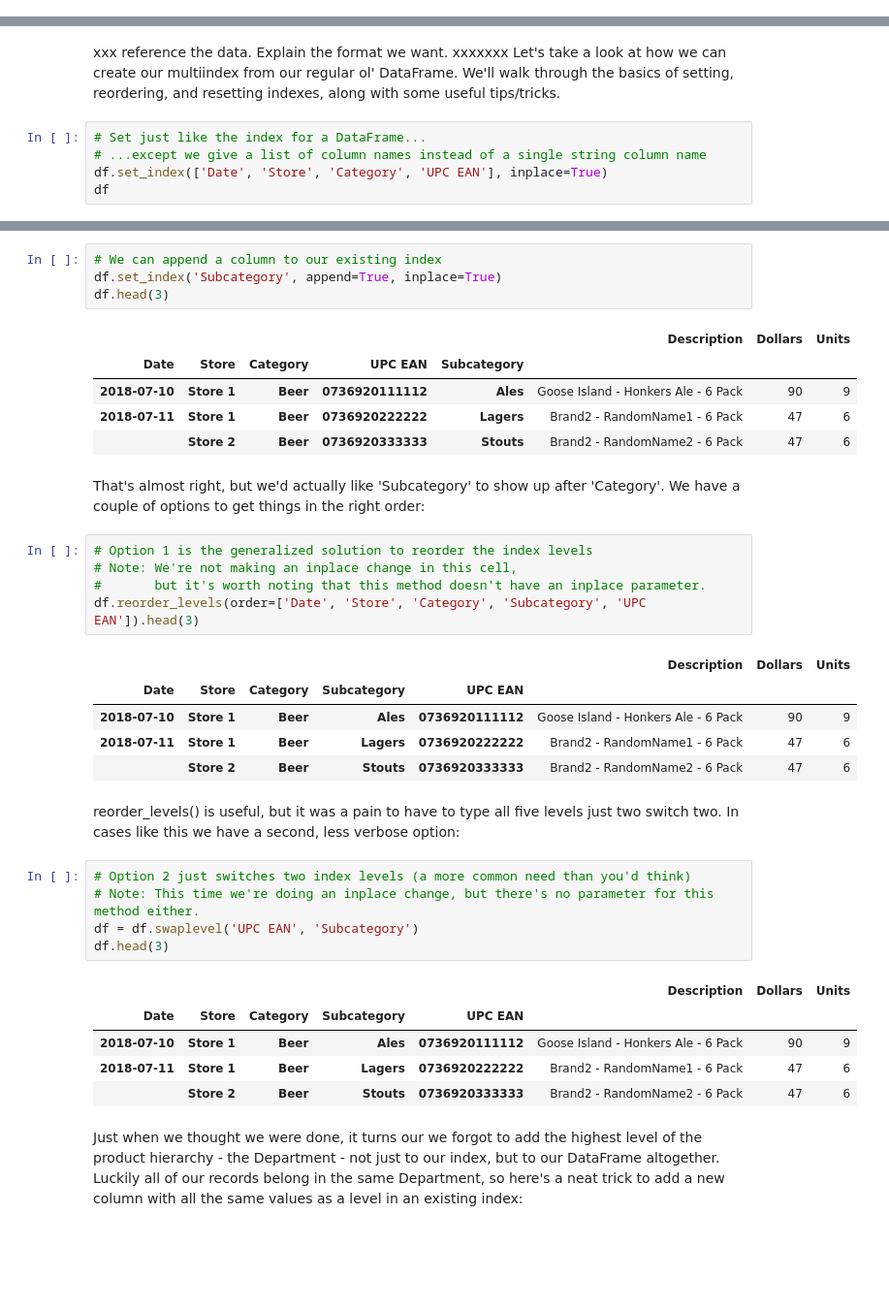
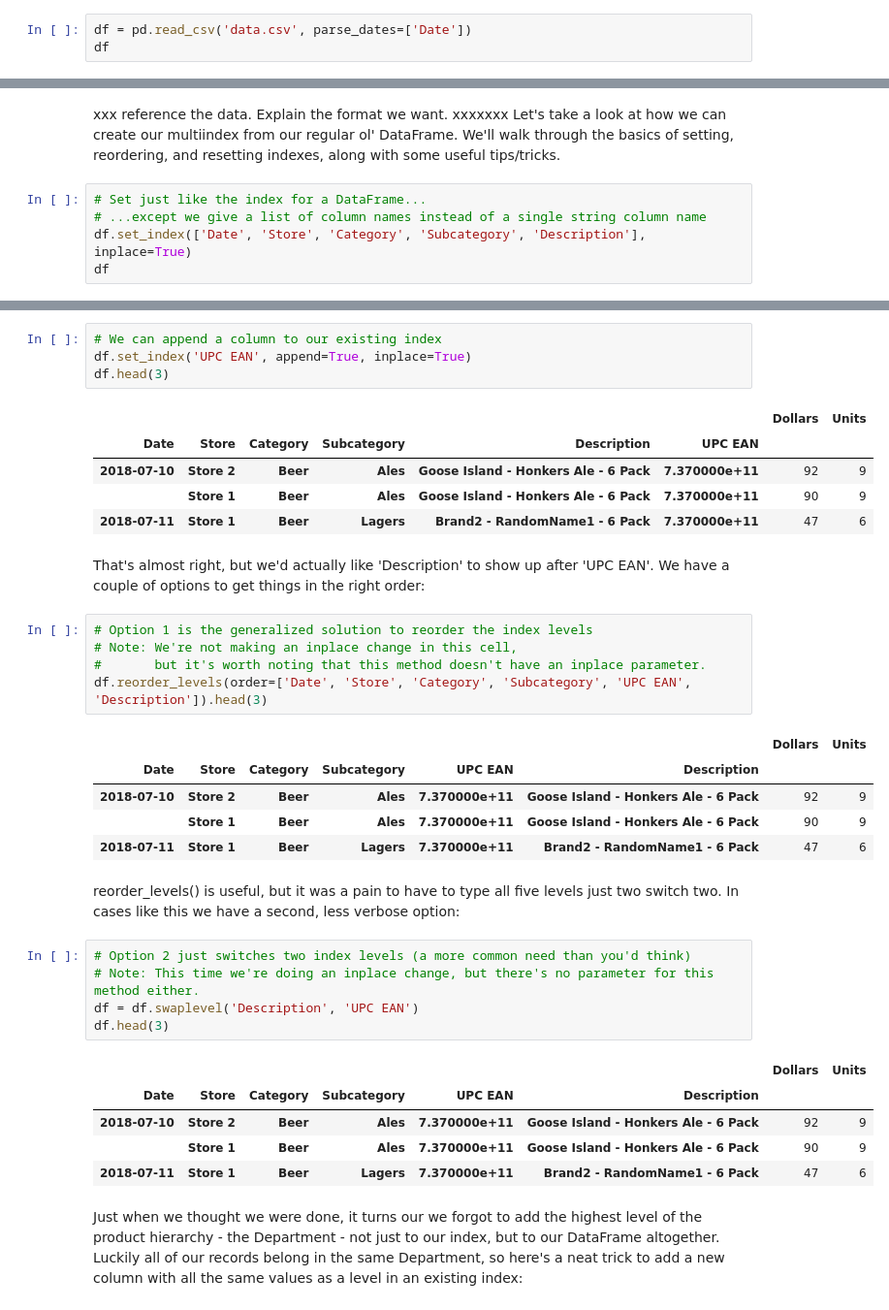
Before and after one commit to ZaxR/pandas_multiindex_tutorial, a Jupyter notebook: Pandas MultiIndex Tutorial.ipynb, the cells around one changed output, grey strips where cells are left out. Shown at 97% size. Drawn from its saved outputs; the diff is of its cells as text; blank space fills up the shorter version.

```diff
--- a/Pandas MultiIndex Tutorial.ipynb
+++ b/Pandas MultiIndex Tutorial.ipynb
@@ -62,0 +37,3 @@ df
+# %%
+df = pd.read_csv('data.csv', parse_dates=['Date'])
+df
@@ -67,6 +58,6 @@ xxx reference the data. Explain the format we want. xxxxxxx Let's take a look at
 # %%
 # Set just like the index for a DataFrame...
 # ...except we give a list of column names instead of a single string column name
-df.set_index(['Date', 'Store', 'Category', 'UPC EAN'], inplace=True)
+df.set_index(['Date', 'Store', 'Category', 'Subcategory', 'Description'], inplace=True)
 df
 # %% [output]
@@ -88,39 +80,39 @@ Uh oh - it looks like we forgot to add the 'Subcategory' column to our index, bu
 # %%
 # We can append a column to our existing index
-df.set_index('Subcategory', append=True, inplace=True)
+df.set_index('UPC EAN', append=True, inplace=True)
 df.head(3)
 # %% [output]
-|  |  |  |  |  | Description | Dollars | Units |
-| Date | Store | Category | UPC EAN | Subcategory |  |  |  |
-| 2018-07-10 | Store 1 | Beer | 0736920111112 | Ales | Goose Island - Honkers Ale - 6 Pack | 90 | 9 |
-| 2018-07-11 | Store 1 | Beer | 0736920222222 | Lagers | Brand2 - RandomName1 - 6 Pack | 47 | 6 |
-|  | Store 2 | Beer | 0736920333333 | Stouts | Brand2 - RandomName2 - 6 Pack | 47 | 6 |
+|  |  |  |  |  |  | Dollars | Units |
+| Date | Store | Category | Subcategory | Description | UPC EAN |  |  |
+| 2018-07-10 | Store 2 | Beer | Ales | Goose Island - Honkers Ale - 6 Pack | 7.370000e+11 | 92 | 9 |
+|  | Store 1 | Beer | Ales | Goose Island - Honkers Ale - 6 Pack | 7.370000e+11 | 90 | 9 |
+| 2018-07-11 | Store 1 | Beer | Lagers | Brand2 - RandomName1 - 6 Pack | 7.370000e+11 | 47 | 6 |
 # %% [markdown]
-That's almost right, but we'd actually like 'Subcategory' to show up after 'Category'. We have a couple of options to get things in the right order:
+That's almost right, but we'd actually like 'Description' to show up after 'UPC EAN'. We have a couple of options to get things in the right order:
 # %%
 # Option 1 is the generalized solution to reorder the index levels
 # Note: We're not making an inplace change in this cell,
 #       but it's worth noting that this method doesn't have an inplace parameter.
-df.reorder_levels(order=['Date', 'Store', 'Category', 'Subcategory', 'UPC EAN']).head(3)
+df.reorder_levels(order=['Date', 'Store', 'Category', 'Subcategory', 'UPC EAN', 'Description']).head(3)
 # %% [output]
-|  |  |  |  |  | Description | Dollars | Units |
-| Date | Store | Category | Subcategory | UPC EAN |  |  |  |
-| 2018-07-10 | Store 1 | Beer | Ales | 0736920111112 | Goose Island - Honkers Ale - 6 Pack | 90 | 9 |
-| 2018-07-11 | Store 1 | Beer | Lagers | 0736920222222 | Brand2 - RandomName1 - 6 Pack | 47 | 6 |
-|  | Store 2 | Beer | Stouts | 0736920333333 | Brand2 - RandomName2 - 6 Pack | 47 | 6 |
+|  |  |  |  |  |  | Dollars | Units |
+| Date | Store | Category | Subcategory | UPC EAN | Description |  |  |
+| 2018-07-10 | Store 2 | Beer | Ales | 7.370000e+11 | Goose Island - Honkers Ale - 6 Pack | 92 | 9 |
+|  | Store 1 | Beer | Ales | 7.370000e+11 | Goose Island - Honkers Ale - 6 Pack | 90 | 9 |
+| 2018-07-11 | Store 1 | Beer | Lagers | 7.370000e+11 | Brand2 - RandomName1 - 6 Pack | 47 | 6 |
 # %% [markdown]
 reorder_levels() is useful, but it was a pain to have to type all five levels just two switch two. In cases like this we have a second, less verbose option:
 # %%
 # Option 2 just switches two index levels (a more common need than you'd think)
 # Note: This time we're doing an inplace change, but there's no parameter for this method either.
-df = df.swaplevel('UPC EAN', 'Subcategory')
+df = df.swaplevel('Description', 'UPC EAN')
 df.head(3)
 # %% [output]
-|  |  |  |  |  | Description | Dollars | Units |
-| Date | Store | Category | Subcategory | UPC EAN |  |  |  |
-| 2018-07-10 | Store 1 | Beer | Ales | 0736920111112 | Goose Island - Honkers Ale - 6 Pack | 90 | 9 |
-| 2018-07-11 | Store 1 | Beer | Lagers | 0736920222222 | Brand2 - RandomName1 - 6 Pack | 47 | 6 |
-|  | Store 2 | Beer | Stouts | 0736920333333 | Brand2 - RandomName2 - 6 Pack | 47 | 6 |
+|  |  |  |  |  |  | Dollars | Units |
+| Date | Store | Category | Subcategory | UPC EAN | Description |  |  |
+| 2018-07-10 | Store 2 | Beer | Ales | 7.370000e+11 | Goose Island - Honkers Ale - 6 Pack | 92 | 9 |
+|  | Store 1 | Beer | Ales | 7.370000e+11 | Goose Island - Honkers Ale - 6 Pack | 90 | 9 |
+| 2018-07-11 | Store 1 | Beer | Lagers | 7.370000e+11 | Brand2 - RandomName1 - 6 Pack | 47 | 6 |
 # %% [markdown]
 Just when we thought we were done, it turns our we forgot to add the highest level of the product hierarchy - the Department - not just to our index, but to our DataFrame altogether. Luckily all of our records belong in the same Department, so here's a neat trick to add a new column with all the same values as a level in an existing index:
 # %%
```
Also changed, not shown: parts of 34 cells of this notebook, 2 other files.
